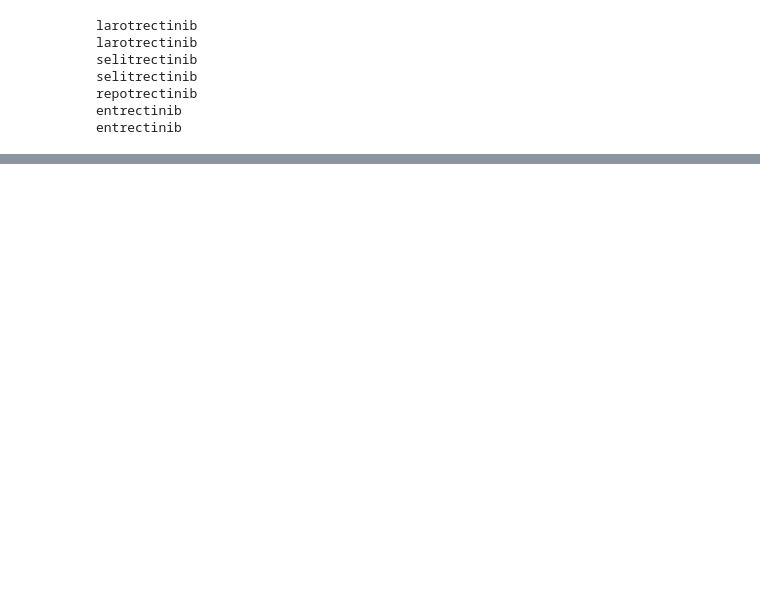
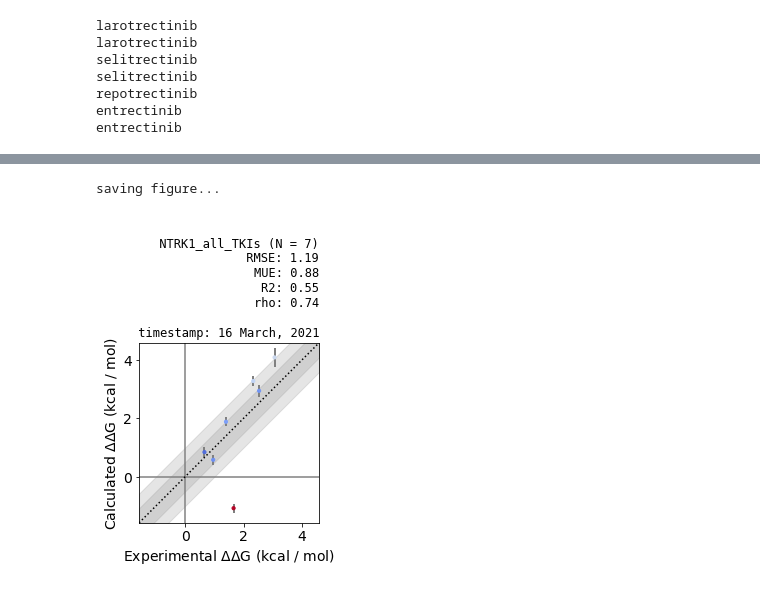
Before and after one commit to openkinome/study-ntrk-resistance, a Jupyter notebook: notebooks/perses/analyse_ntrk1_perses.ipynb, the cells around one changed output, grey strips where cells are left out. Cells and saved outputs as stored; diff of their text form; code cells hidden in the pictures; blank space fills up the shorter version.

```diff
--- a/notebooks/perses/analyse_ntrk1_perses.ipynb
+++ b/notebooks/perses/analyse_ntrk1_perses.ipynb
@@ -530,0 +588,15 @@ test_seli_df
+# %%
+new_df = pd.concat([test_laro_df, test_seli_df, test_repo_df, test_entr_df])
+# %%
+make_plot(
+    dataframe=new_df,
+    target_name="NTRK1_all_TKIs",
+    extra_name='flat',
+    title='',
+    plot_stats=True,
+    save=True,
+    output_dir='/home/glassw/GITHUB/study-ntrk-resistance/notebooks/perses/perses_analysis_output/NTRK1/'
+     )
+# %% [output]
+saving figure...
+[figure, added]
```
Also changed, not shown: parts of 20 cells of this notebook.
